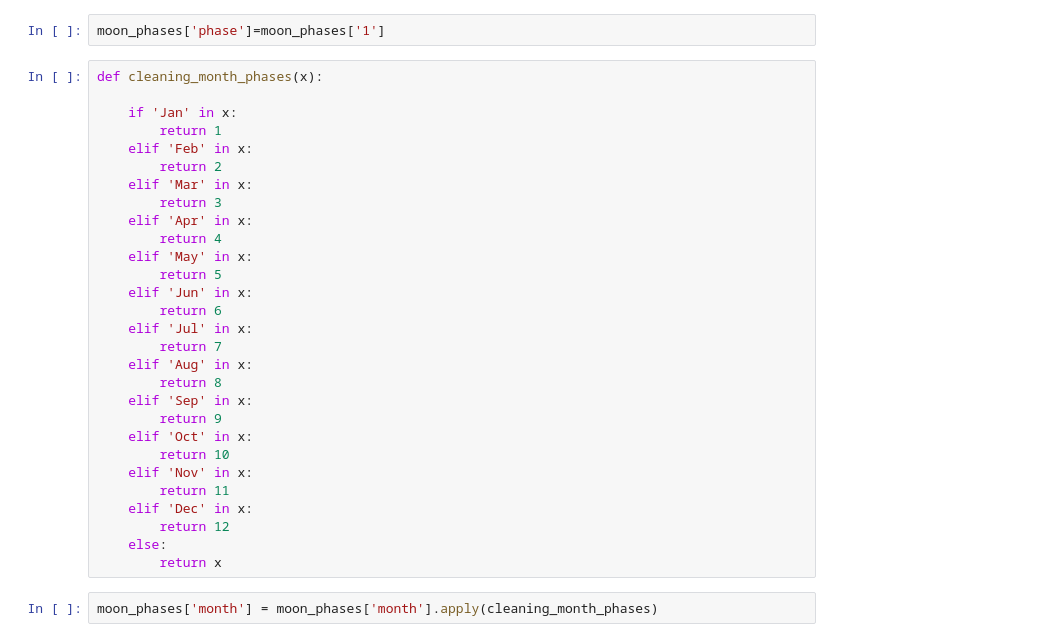
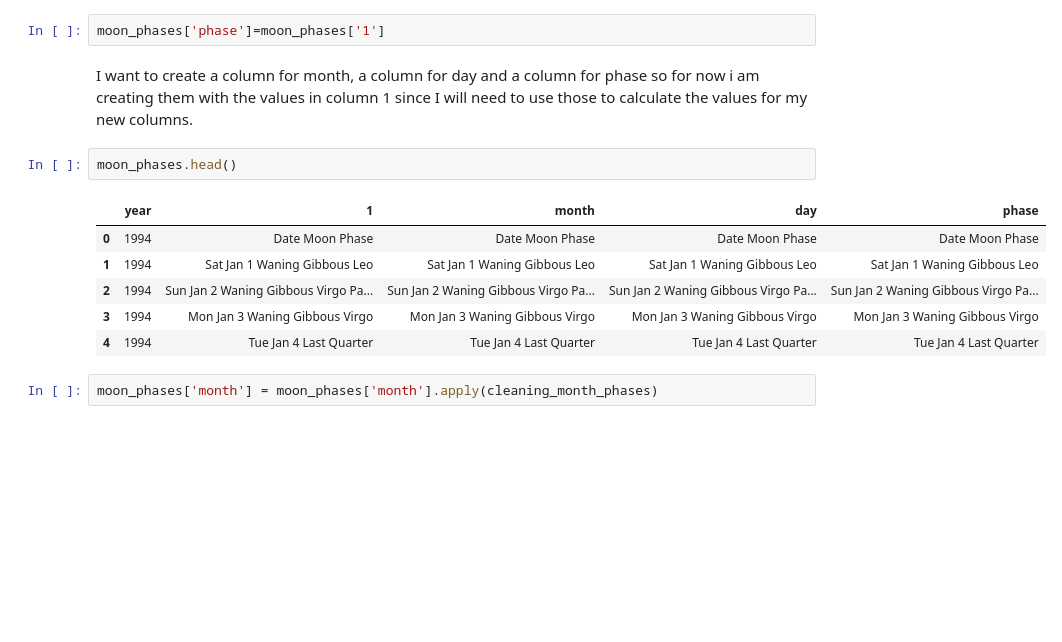
Before and after one commit to Ankourii/ETL, a Jupyter notebook: notebooks/Cleaning.ipynb, the cells around one changed output. Saved outputs shown, nothing was run; the diff lists cells and outputs as text; blank space fills up the shorter version.

```diff
--- a/notebooks/Cleaning.ipynb
+++ b/notebooks/Cleaning.ipynb
@@ -26,34 +33,16 @@ moon_phases['month']=moon_phases['1']
 moon_phases['day']=moon_phases['1']
 # %%
 moon_phases['phase']=moon_phases['1']
-# %%
-def cleaning_month_phases(x):
-
-    if 'Jan' in x:
-        return 1
-    elif 'Feb' in x:
-        return 2
-    elif 'Mar' in x:
-        return 3
-    elif 'Apr' in x:
-        return 4
-    elif 'May' in x:
-        return 5
-    elif 'Jun' in x:
-        return 6
-    elif 'Jul' in x:
-        return 7
-    elif 'Aug' in x:
-        return 8
-    elif 'Sep' in x:
-        return 9
-    elif 'Oct' in x:
-        return 10
-    elif 'Nov' in x:
-        return 11
-    elif 'Dec' in x:
-        return 12
-    else:
-        return x
+# %% [markdown]
+I want to create a column for month, a column for day and a column for phase so for now i am creating them with the values in column 1 since I will need to use those to calculate the values for my new columns.
+# %%
+moon_phases.head()
+# %% [output]
+|  | year | 1 | month | day | phase |
+| 0 | 1994 | Date Moon Phase | Date Moon Phase | Date Moon Phase | Date Moon Phase |
+| 1 | 1994 | Sat Jan 1 Waning Gibbous Leo | Sat Jan 1 Waning Gibbous Leo | Sat Jan 1 Waning Gibbous Leo | Sat Jan 1 Waning Gibbous Leo |
+| 2 | 1994 | Sun Jan 2 Waning Gibbous Virgo Pa... | Sun Jan 2 Waning Gibbous Virgo Pa... | Sun Jan 2 Waning Gibbous Virgo Pa... | Sun Jan 2 Waning Gibbous Virgo Pa... |
+| 3 | 1994 | Mon Jan 3 Waning Gibbous Virgo | Mon Jan 3 Waning Gibbous Virgo | Mon Jan 3 Waning Gibbous Virgo | Mon Jan 3 Waning Gibbous Virgo |
+| 4 | 1994 | Tue Jan 4 Last Quarter | Tue Jan 4 Last Quarter | Tue Jan 4 Last Quarter | Tue Jan 4 Last Quarter |
 # %%
 moon_phases['month'] = moon_phases['month'].apply(cleaning_month_phases)
```
Also changed, not shown: parts of 36 cells of this notebook, 2 other files.
